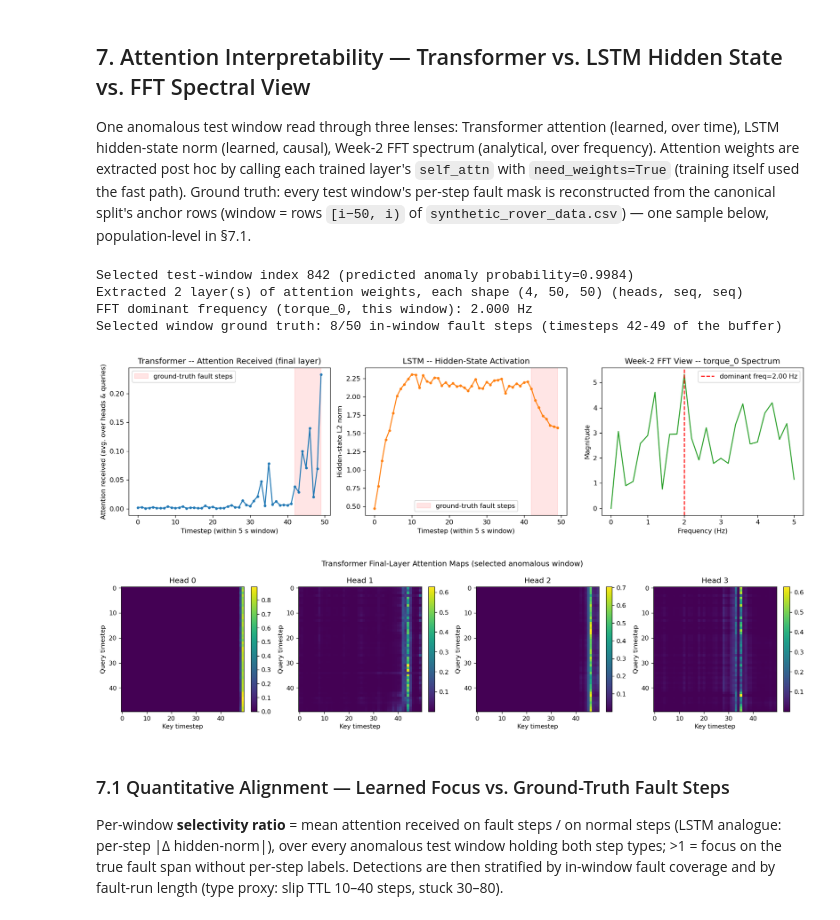
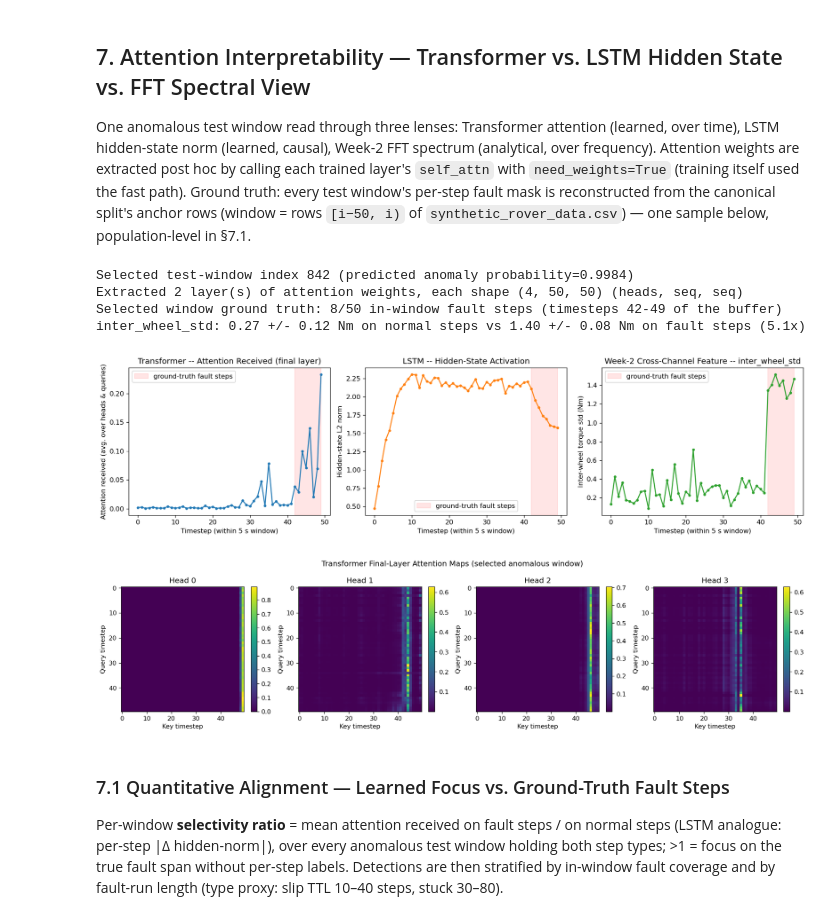
Before and after one commit to LHY3015/hongyu-ingen-ml-analyst, a Jupyter notebook: notebooks/W03_Sequence_Models_RNN_vs_Transformer.ipynb, the cells around one changed output. Cells and saved outputs as stored; diff of their text form; code cells hidden in the pictures.

```diff
--- a/notebooks/W03_Sequence_Models_RNN_vs_Transformer.ipynb
+++ b/notebooks/W03_Sequence_Models_RNN_vs_Transformer.ipynb
@@ -1001,15 +1001,14 @@ with torch.no_grad():
     _, hidden_seq = lstm_model(x_sample.to(DEVICE), return_hidden_seq=True)
 hidden_norm = hidden_seq[0].norm(dim=-1).cpu().numpy()   # (seq,)
 
-# Week-2 FFT view: magnitude spectrum of this window's torque_0 channel (the physical fault signal)
-from scipy.fft import rfft, rfftfreq
-torque0_idx = SENSOR_COLS.index('torque_0')
-raw_window = Xw[50]['test'][sample_i, :, torque0_idx]   # raw (unstandardized) channel values
-freqs = rfftfreq(len(raw_window), d=1 / FS)
-mag = np.abs(rfft(raw_window))
-mag[0] = 0
-dom_freq = freqs[np.argmax(mag)]
-print(f'FFT dominant frequency (torque_0, this window): {dom_freq:.3f} Hz')
+# Week-2 cross-channel view: inter_wheel_std over the same window, on the same time axis as the two
+# learned views. It is one of the 11 input channels, not a post-hoc diagnostic. It is the right Week-2
+# counterpart to attention here because the slip mechanism is cross-sectional, not spectral: the world
+# core redraws the spiking wheel every step (`w = rng.integers(0, 4)` inside step()), so the fault shows
+# up as cross-wheel spread at each instant, and no single torque channel carries a temporal pattern for
+# a per-channel spectral view to pick up.
+iws_idx = SENSOR_COLS.index('inter_wheel_std')
+iws_window = Xw[50]['test'][sample_i, :, iws_idx]   # raw (unstandardized) channel values
 
 # ground truth: reconstruct every test window's per-step fault mask from the canonical split --
 # test window j covers rows [a_j - 50, a_j) of synthetic_rover_data.csv, its label is row a_j's
@@ -1024,53 +1023,56 @@ if sample_mask.any():
     lo, hi = np.where(sample_mask == 1)[0][[0, -1]]
     print(f'Selected window ground truth: {int(sample_mask.sum())}/50 in-window fault steps '
           f'(timesteps {lo}-{hi} of the buffer)')
+    m = sample_mask == 1
+    print(f'inter_wheel_std: {iws_window[~m].mean():.2f} +/- {iws_window[~m].std():.2f} Nm on normal '
+          f'steps vs {iws_window[m].mean():.2f} +/- {iws_window[m].std():.2f} Nm on fault steps '
+          f'({iws_window[m].mean() / iws_window[~m].mean():.1f}x)')
 else:
     print('Selected window ground truth: 0/50 in-window fault steps (fault onset at the anchor step itself)')
 # %% [output]
 Selected test-window index 842 (predicted anomaly probability=0.9984)
 Extracted 2 layer(s) of attention weights, each shape (4, 50, 50) (heads, seq, seq)
-FFT dominant frequency (torque_0, this window): 2.000 Hz
 Selected window ground truth: 8/50 in-window fault steps (timesteps 42-49 of the buffer)
+inter_wheel_std: 0.27 +/- 0.12 Nm on normal steps vs 1.40 +/- 0.08 Nm on fault steps (5.1x)
 # %%
 
 fig, axes = plt.subplots(1, 3, figsize=(15, 4))
 
 axes[0].plot(attn_received, marker='.')
 axes[0].set(xlabel='Timestep (within 5 s window)', ylabel='Attention received (avg. over heads & queries)',
             title='Transformer -- Attention Received (final layer)')
 
 axes[1].plot(hidden_norm, marker='.', color='tab:orange')
 axes[1].set(xlabel='Timestep (within 5 s window)', ylabel='Hidden-state L2 norm', title='LSTM -- Hidden-State Activation')
 
-axes[2].plot(freqs, mag, color='tab:green')
-axes[2].axvline(dom_freq, color='red', linestyle='--', label=f'dominant freq={dom_freq:.2f} Hz')
-axes[2].set(xlabel='Frequency (Hz)', ylabel='Magnitude', title='Week-2 FFT View -- torque_0 Spectrum')
-axes[2].legend()
+axes[2].plot(iws_window, marker='.', color='tab:green')
+axes[2].set(xlabel='Timestep (within 5 s window)', ylabel='Inter-wheel torque std (Nm)',
+            title='Week-2 Cross-Channel Feature -- inter_wheel_std')
 
-for ax in axes[:2]:   # shade the ground-truth fault steps behind both learned views
+for ax in axes:   # shade the ground-truth fault steps behind all three views
     ylim = ax.get_ylim()
     ax.fill_between(np.arange(50), ylim[0], ylim[1], where=sample_mask == 1,
                     color='red', alpha=0.10, label='ground-truth fault steps')
     ax.set_ylim(ylim)
     ax.legend()
 
 plt.tight_layout()
-plt.savefig(IMG_DIR / 'attention_vs_hidden_vs_fft.png')
+plt.savefig(IMG_DIR / 'attention_vs_hidden_vs_crosschannel.png')
 plt.show()
 
 # supplementary: per-head attention heatmaps, final layer
 n_heads = final_layer_attn.shape[0]
 fig, axes = plt.subplots(1, n_heads, figsize=(4 * n_heads, 4))
 for head_i in range(n_heads):
     im = axes[head_i].imshow(final_layer_attn[head_i], cmap='viridis', aspect='auto')
     axes[head_i].set(xlabel='Key timestep', ylabel='Query timestep', title=f'Head {head_i}')
     plt.colorbar(im, ax=axes[head_i], fraction=0.046)
 plt.suptitle('Transformer Final-Layer Attention Maps (selected anomalous window)')
 plt.tight_layout()
 plt.savefig(IMG_DIR / 'attention_heatmaps_per_head.png')
 plt.show()
 # %% [output]
-[figure, old version]
+[figure, new version]
 [figure]
 # %% [markdown]
 ### 7.1 Quantitative Alignment — Learned Focus vs. Ground-Truth Fault Steps
```
Also changed, not shown: parts of 8 cells of this notebook, 53 other files.
